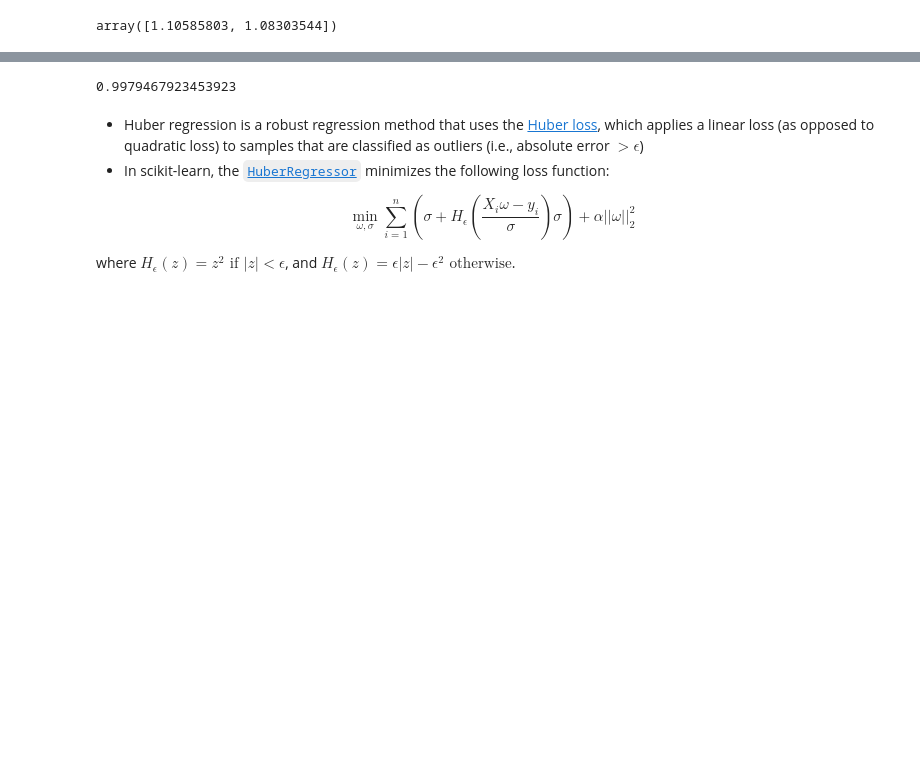
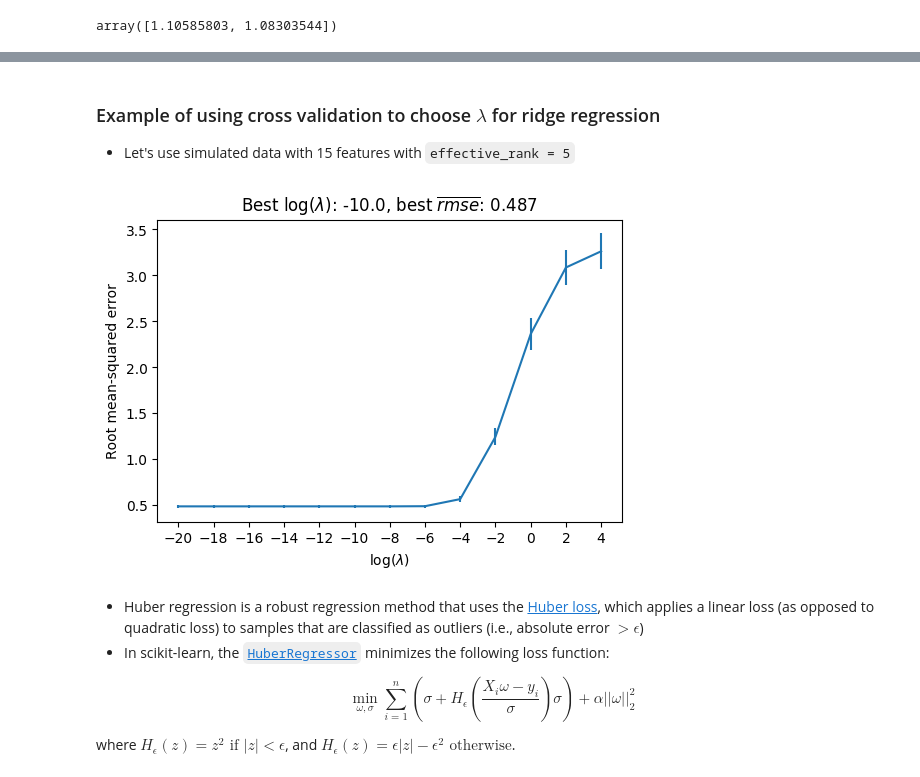
Before and after one commit to Roger-Li/ds-ml, a Jupyter notebook: Avant_Knowledge_Sharing/regularization/regularization_slides.ipynb, the cells around one changed output, grey strips where cells are left out. Cells and saved outputs as stored; diff of their text form; code cells hidden in the pictures; blank space fills up the shorter version.

```diff
--- a/Avant_Knowledge_Sharing/regularization/regularization_slides.ipynb
+++ b/Avant_Knowledge_Sharing/regularization/regularization_slides.ipynb
@@ -101,11 +184,38 @@ array([1.10585803, 1.08303544])
+# %% [markdown]
+### Example of using cross validation to choose $\lambda$ for ridge regression
+
+- Let's use simulated data with 15 features with `effective_rank = 5`
 # %%
-from sklearn.linear_model import TheilSenRegressor
 from sklearn.datasets import make_regression
-X, y = make_regression(n_samples=200, n_features=3, noise=4.0, random_state=0)
-reg = TheilSenRegressor(random_state=0).fit(X, y)
-reg.score(X, y)
+X, y, true_coef = make_regression(n_samples=1000, n_features=20, effective_rank = 3, coef=True,
+                          n_informative = 15, noise = 0.5, random_state=123)
-# %% [output]
-0.9979467923453923
+# %%
+def plot_ridge_cv(reg_cv, dpi=100):
+    """Plot mean and sd of cv scores from a GridSearchCV for ridge regression"""
+    param = list(reg_cv.param_grid.keys())[0]
+    grid = np.log(reg_cv.param_grid[param])
+    score, std = reg_cv.cv_results_['mean_test_score'], reg_cv.cv_results_['std_test_score']
+    best_param, best_score = reg_cv.best_params_['alpha'], reg_cv.best_score_
+    fig, ax=plt.subplots(dpi=dpi)
+    ax.errorbar(grid, -score, yerr=std)
+    ax.set_xlabel(r'$\log(\lambda)$')
+    ax.set_ylabel("Root mean-squared error")
+    ax.set_xticks(np.arange(-20,10,2))
+    title = r'Best $\log(\lambda)$' + f': {round(np.log(best_param),3)}, best ' + r'$\overline{rmse}$' + f': {round(-best_score, 3)}'
+    ax.set_title(title)
+    ax.plot()
+# %%
+np.random.seed(20)
+reg_ridge = linear_model.Ridge()
+params = {
+    'alpha': np.exp(np.arange(-20,6,2))
+}
+reg_cv = GridSearchCV(reg_ridge, params, scoring = 'neg_root_mean_squared_error', cv=10)
+# %%
+reg_cv.fit(X, y)
+plot_ridge_cv(reg_cv)
+# %% [output]
+[figure, added]
 # %% [markdown]
 - Huber regression is a robust regression method that uses the [Huber loss](https://en.wikipedia.org/wiki/Huber_loss), which applies a linear loss (as opposed to quadratic loss) to samples that are classified as outliers (i.e., absolute error $> \epsilon$)
 - In scikit-learn, the [`HuberRegressor`](https://scikit-learn.org/stable/modules/generated/sklearn.linear_model.HuberRegressor.html#sklearn.linear_model.HuberRegressor) minimizes the following loss function:
```
Also changed, not shown: parts of 13 cells of this notebook, 2 other files.
